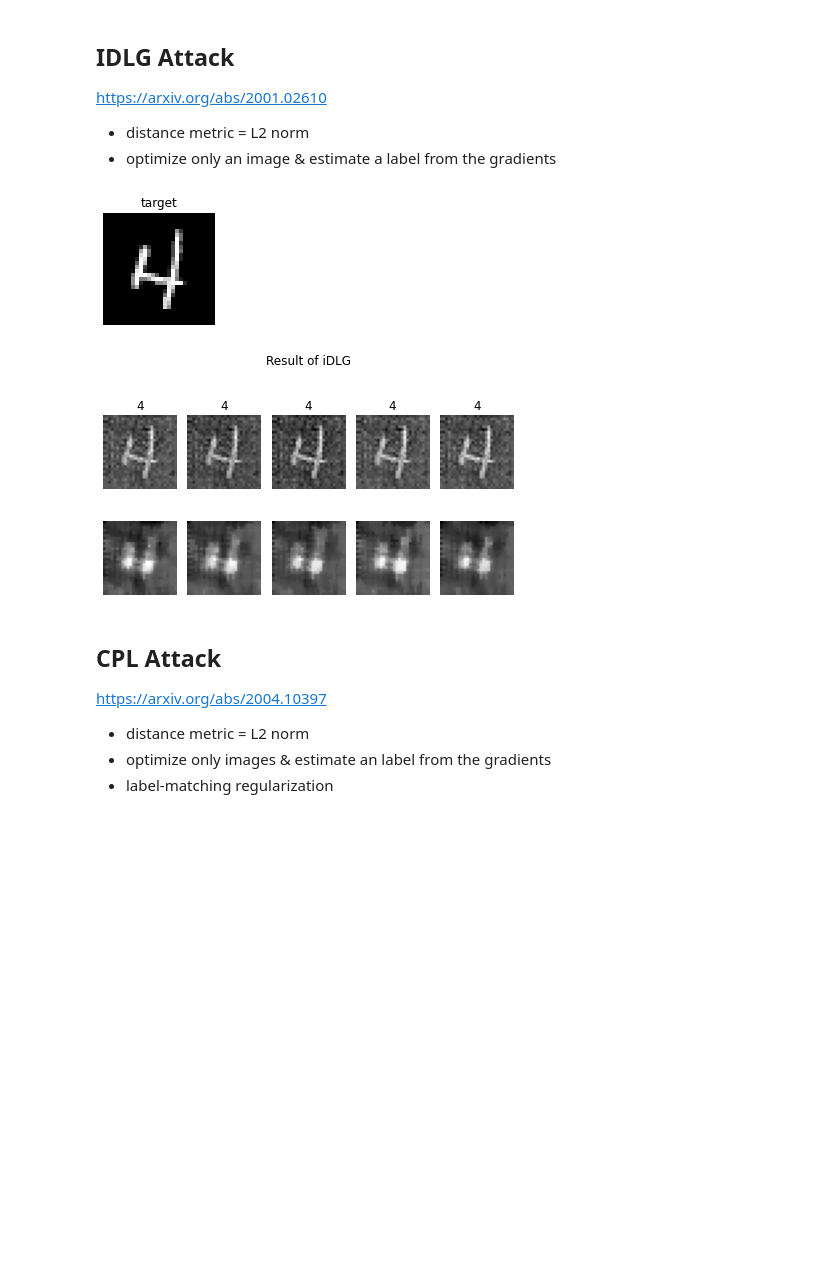
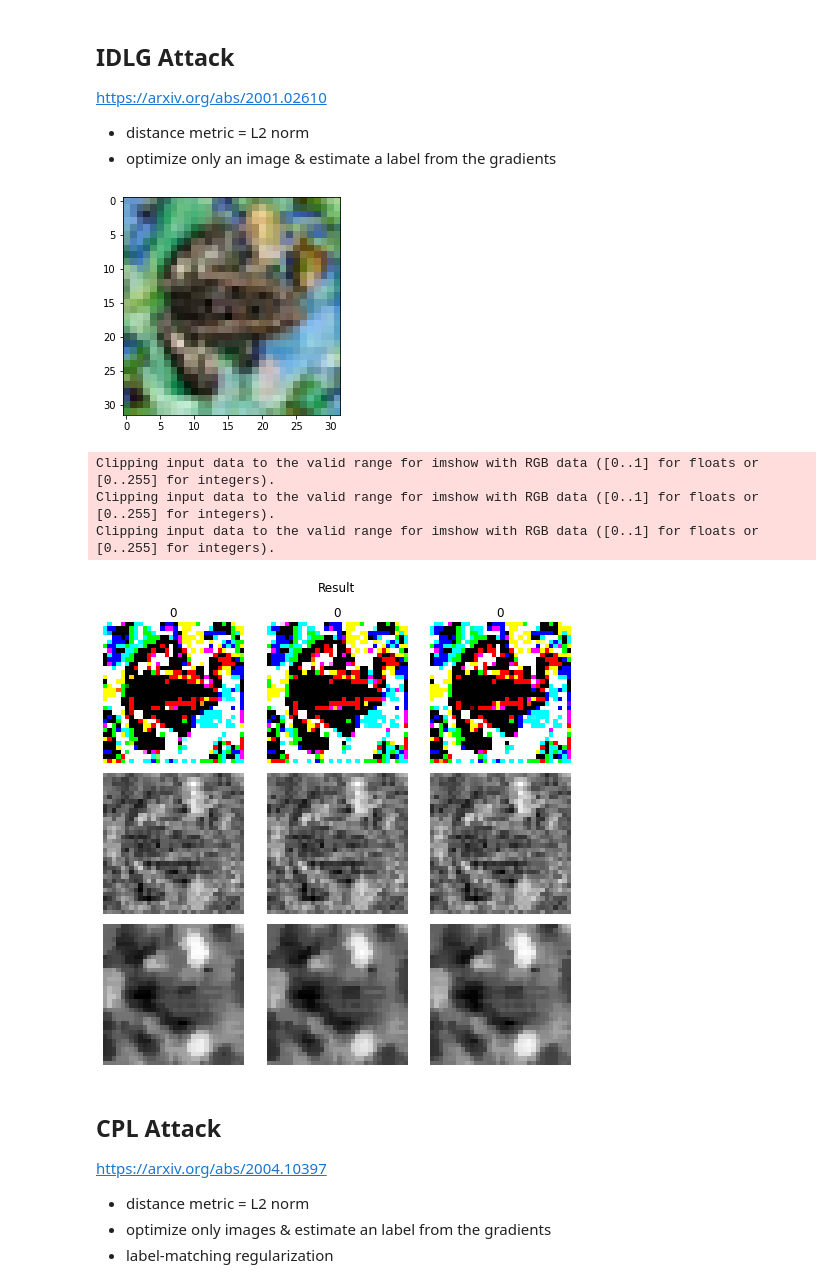
Before and after one commit to hiepvo01/GANs, a Jupyter notebook: GradientInversion/gradientInversion.ipynb, the cells around one changed output. Cells and saved outputs as stored; diff of their text form; code cells hidden in the pictures; blank space fills up the shorter version.

```diff
--- a/GradientInversion/gradientInversion.ipynb
+++ b/GradientInversion/gradientInversion.ipynb
@@ -209,48 +174,29 @@ ValueError: stop because the culculated distance is Nan
 https://arxiv.org/abs/2001.02610
 - distance metric = L2 norm
 - optimize only an image & estimate a label from the gradients
-# %%
-plt.figure(figsize=(2, 4))
-plt.imshow(x[:1].cpu().detach().numpy()[0][0], cmap="gray")
-plt.axis("off")
-plt.title("target")
-plt.show()
-
-criterion = nn.CrossEntropyLoss()
-net = LeNet(channel=channel, hideen=hidden, num_classes=num_classes)
-net.to(device)
-pred = net(x[:1])
-loss = criterion(pred, y[:1])
-received_gradients = torch.autograd.grad(loss, net.parameters())
-received_gradients = [cg.detach() for cg in received_gradients]
-
-gs_attacker = GradientInversion_Attack(net, (1, 28, 28), lr=1.0, log_interval=0,
-                                    num_iteration=100,
-                                    distancename="cossim", device=device)
-
-idlg_attacker = GradientInversion_Attack(net, (1, 28, 28), lr=10e2, log_interval=0,
-                                    optimizer_class=torch.optim.SGD,
-                                    distancename="l2", optimize_label=False,
-                                    num_iteration=1000, device=device)
-
-num_seeds=5
-fig = plt.figure()
-for s in tqdm(range(num_seeds)):
-    idlg_attacker.reset_seed(s)
-    result = idlg_attacker.attack(received_gradients)
-    ax1 = fig.add_subplot(2, num_seeds, s+1)
-    ax1.imshow(result[0].cpu().detach().numpy()[0][0], cmap="gray")
-    ax1.axis("off")
-    ax1.set_title(result[1].item())
-    ax2 = fig.add_subplot(2, num_seeds, num_seeds+s+1)
-    ax2.imshow(cv2.medianBlur(result[0].cpu().detach().numpy()[0][0], 5), cmap="gray")
-    ax2.axis("off")
-plt.suptitle("Result of iDLG")
-plt.tight_layout()
-plt.show()
-# %% [output]
-[figure, removed]
-[figure, removed]
+# %%
+imshow(torchvision.utils.make_grid(images[0].cpu()))
+
+criterion = nn.CrossEntropyLoss()
+net = LeNet(channel=3, hideen=768, num_classes=10)
+net.to(device)
+pred = net(images[:1])
+loss = criterion(pred, labels[:1])
+received_gradients = torch.autograd.grad(loss, net.parameters())
+received_gradients = [cg.detach() for cg in received_gradients]
+
+idlg_attacker = GradientInversion_Attack(net, (3, 32, 32), lr=10e2, log_interval=0,
+                                    optimizer_class=torch.optim.SGD,
+                                    distancename="l2", optimize_label=False,
+                                    num_iteration=10000, device=device)
+
+draw_out(idlg_attacker, received_gradients)
+# %% [output]
+[figure, added]
+Clipping input data to the valid range for imshow with RGB data ([0..1] for floats or [0..255] for integers).
+Clipping input data to the valid range for imshow with RGB data ([0..1] for floats or [0..255] for integers).
+Clipping input data to the valid range for imshow with RGB data ([0..1] for floats or [0..255] for integers).
+[figure, added]
 # %% [markdown]
 ## CPL Attack
 https://arxiv.org/abs/2004.10397
```
Also changed, not shown: parts of 12 cells of this notebook, 5 other files.
